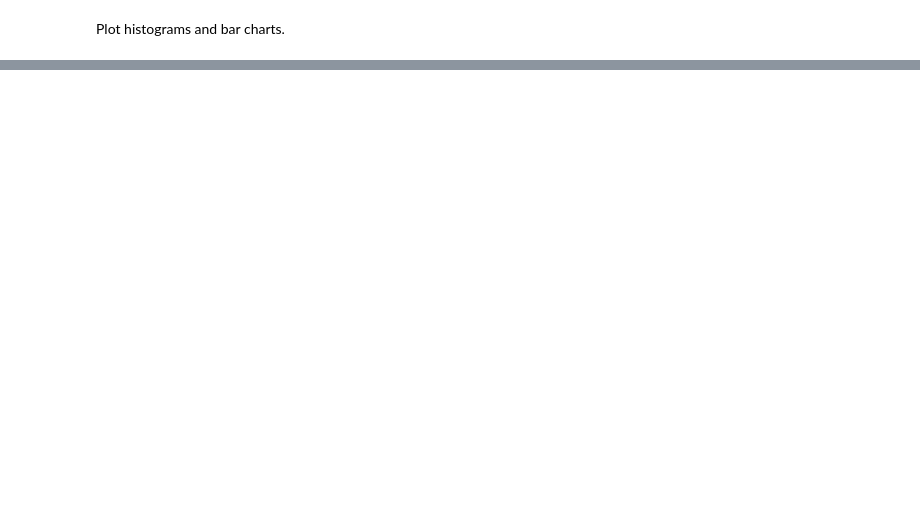
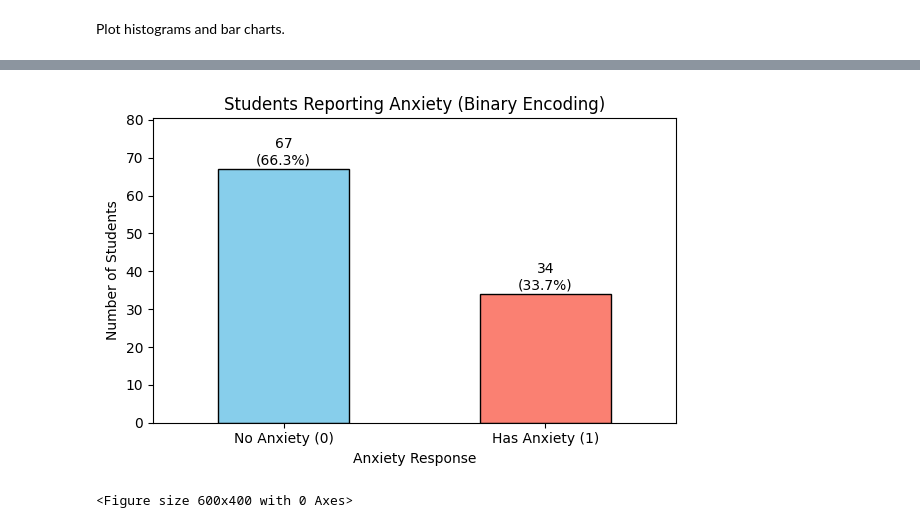
Before and after one commit to BethSpornitz/ml01, a Jupyter notebook: notebooks/Discussion_Mod_02/d2_student_mental_health.ipynb, the cells around one changed output, grey strips where cells are left out. Saved outputs shown, nothing was run; the diff lists cells and outputs as text; code cells hidden in the pictures; blank space fills up the shorter version.

```diff
--- a/notebooks/Discussion_Mod_02/d2_student_mental_health.ipynb
+++ b/notebooks/Discussion_Mod_02/d2_student_mental_health.ipynb
@@ -73,0 +178,33 @@ plt.show()
+# %%
+df['Anxiety_bin'] = df['Do you have Anxiety?'].map({'Yes': 1, 'No': 0})
+df['Anxiety_bin'].value_counts()
+df['Anxiety_bin'].value_counts(normalize=True)
+
+
+# Value counts (sort by index so 0 appears first, 1 second)
+counts = df['Anxiety_bin'].value_counts().sort_index()
+
+# Bar chart
+ax = counts.plot(kind='bar', color=['skyblue', 'salmon'], edgecolor='black')
+
+# Labels and title
+ax.set_xticklabels(['No Anxiety (0)', 'Has Anxiety (1)'], rotation=0)
+ax.set_title('Students Reporting Anxiety (Binary Encoding)')
+ax.set_xlabel('Anxiety Response')
+ax.set_ylabel('Number of Students')
+
+# Add count labels on top of bars
+for i, value in enumerate(counts):
+    ax.text(i, value + 0.5, f'{value}\n({value/len(df)*100:.1f}%)',
+            ha='center', va='bottom', fontsize=10)
+
+plt.tight_layout()
+plt.margins(y=0.2)   # adds 20% vertical margin above highest bar
+plt.show()
+
+
+plt.tight_layout()
+plt.show()
+# %% [output]
+[figure, added]
+<Figure size 600x400 with 0 Axes>
```
Also changed, not shown: parts of 10 cells of this notebook.
